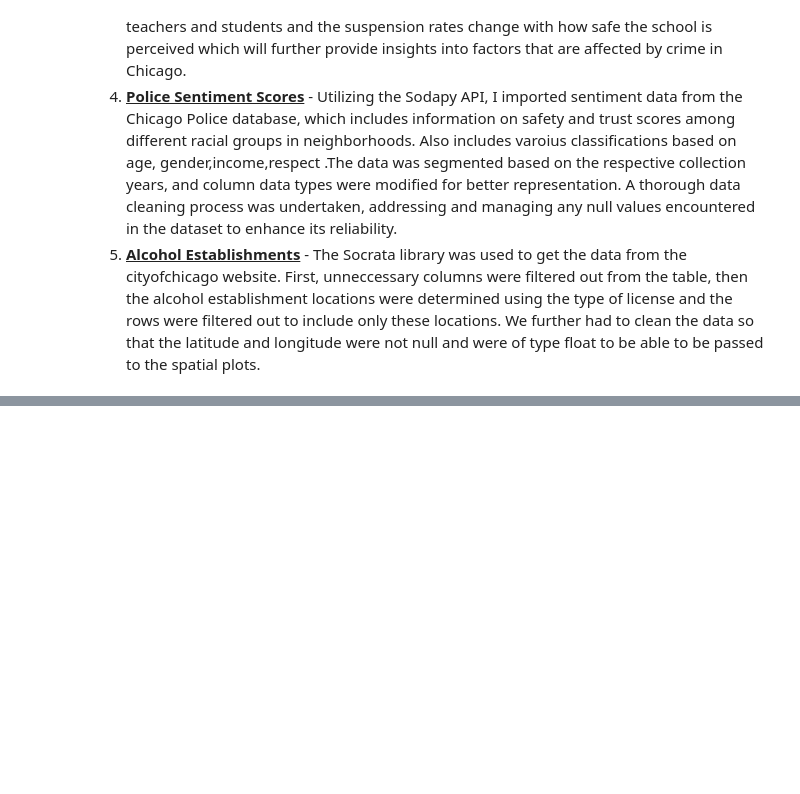
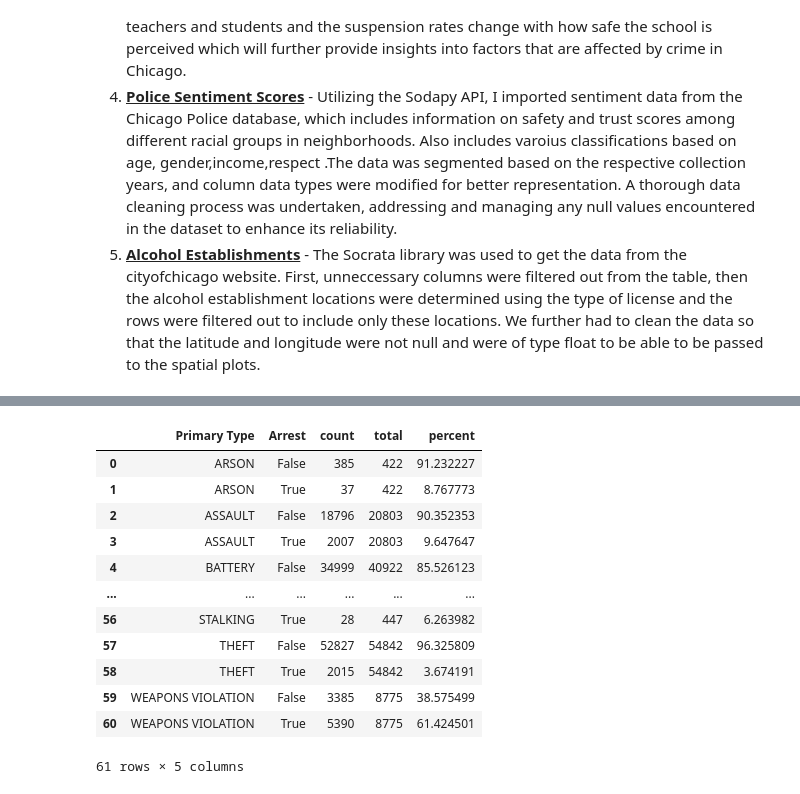
Before and after one commit to AayushG159/CS418-Crime-Root-Detectives, a Jupyter notebook: progress_report.ipynb, the cells around one changed output, grey strips where cells are left out. Saved outputs shown, nothing was run; the diff lists cells and outputs as text; code cells hidden in the pictures; blank space fills up the shorter version.

```diff
--- a/progress_report.ipynb
+++ b/progress_report.ipynb
@@ -20,0 +166,18 @@ One of the issues we faced was finding socio-economic data. The data that we fou
+# %%
+arrest_crime['total'] = arrest_crime.groupby('Primary Type')['count'].transform('sum')
+arrest_crime['percent'] = (arrest_crime['count']/ arrest_crime['total']) * 100
+arrest_crime
+# %% [output]
+|  | Primary Type | Arrest | count | total | percent |
+| 0 | ARSON | False | 385 | 422 | 91.232227 |
+| 1 | ARSON | True | 37 | 422 | 8.767773 |
+| 2 | ASSAULT | False | 18796 | 20803 | 90.352353 |
+| 3 | ASSAULT | True | 2007 | 20803 | 9.647647 |
+| 4 | BATTERY | False | 34999 | 40922 | 85.526123 |
+| ... | ... | ... | ... | ... | ... |
+| 56 | STALKING | True | 28 | 447 | 6.263982 |
+| 57 | THEFT | False | 52827 | 54842 | 96.325809 |
+| 58 | THEFT | True | 2015 | 54842 | 3.674191 |
+| 59 | WEAPONS VIOLATION | False | 3385 | 8775 | 38.575499 |
+| 60 | WEAPONS VIOLATION | True | 5390 | 8775 | 61.424501 |
+61 rows × 5 columns
```
Also changed, not shown: parts of 34 cells of this notebook.
